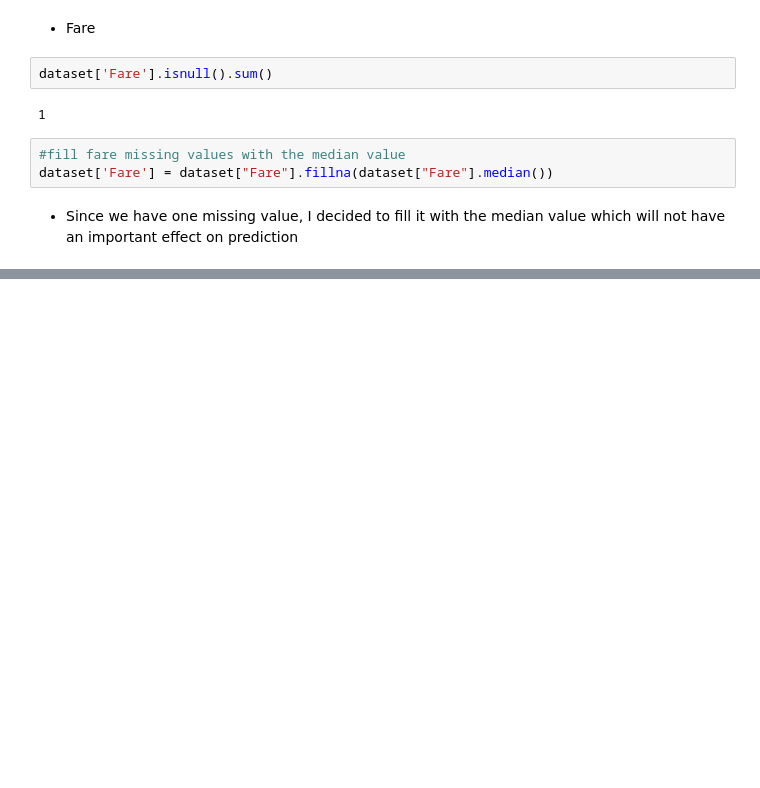
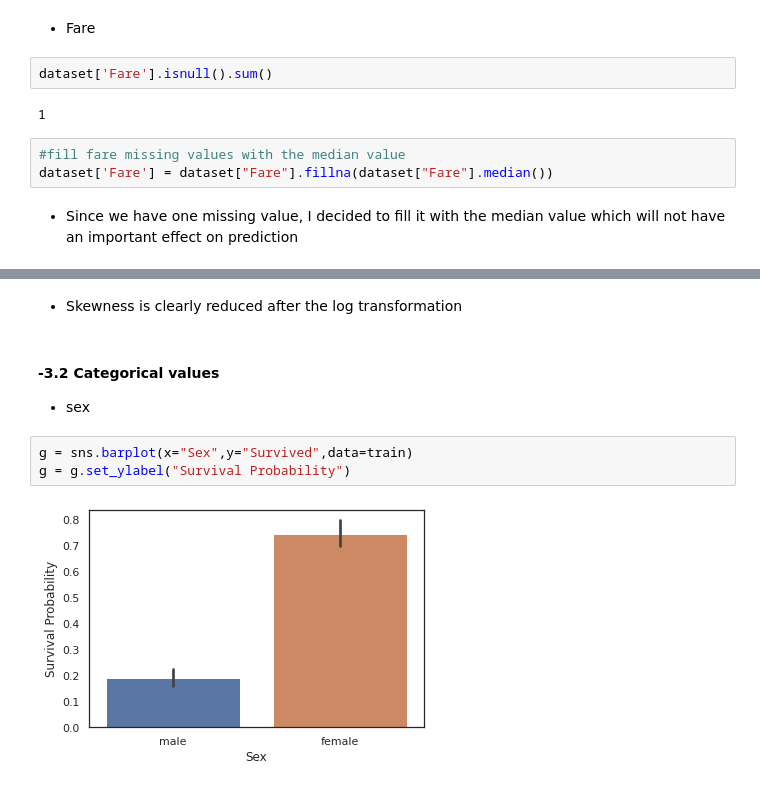
Before and after one commit to syi07030/NLP_study, a Jupyter notebook: Kaggle_BinaryClassification_TabularData/1.Titanic/Titanic_top4%_with_ensemble_modeling/Titanic_Top_4_with_ensemble_modeling.ipynb, the cells around one changed output, grey strips where cells are left out. Saved outputs shown, nothing was run; the diff lists cells and outputs as text; blank space fills up the shorter version.

```diff
--- a/Kaggle_BinaryClassification_TabularData/1.Titanic/Titanic_top4%_with_ensemble_modeling/Titanic_Top_4_with_ensemble_modeling.ipynb
+++ b/Kaggle_BinaryClassification_TabularData/1.Titanic/Titanic_top4%_with_ensemble_modeling/Titanic_Top_4_with_ensemble_modeling.ipynb
@@ -301,0 +317,10 @@ dataset['Fare'] = dataset["Fare"].fillna(dataset["Fare"].median())
+# %% [markdown]
+- Skewness is clearly reduced after the log transformation
+# %% [markdown]
+#### -3.2 Categorical values
+- sex
+# %%
+g = sns.barplot(x="Sex",y="Survived",data=train)
+g = g.set_ylabel("Survival Probability")
+# %% [output]
+[figure, added]
```
Also changed, not shown: parts of 10 cells of this notebook.
